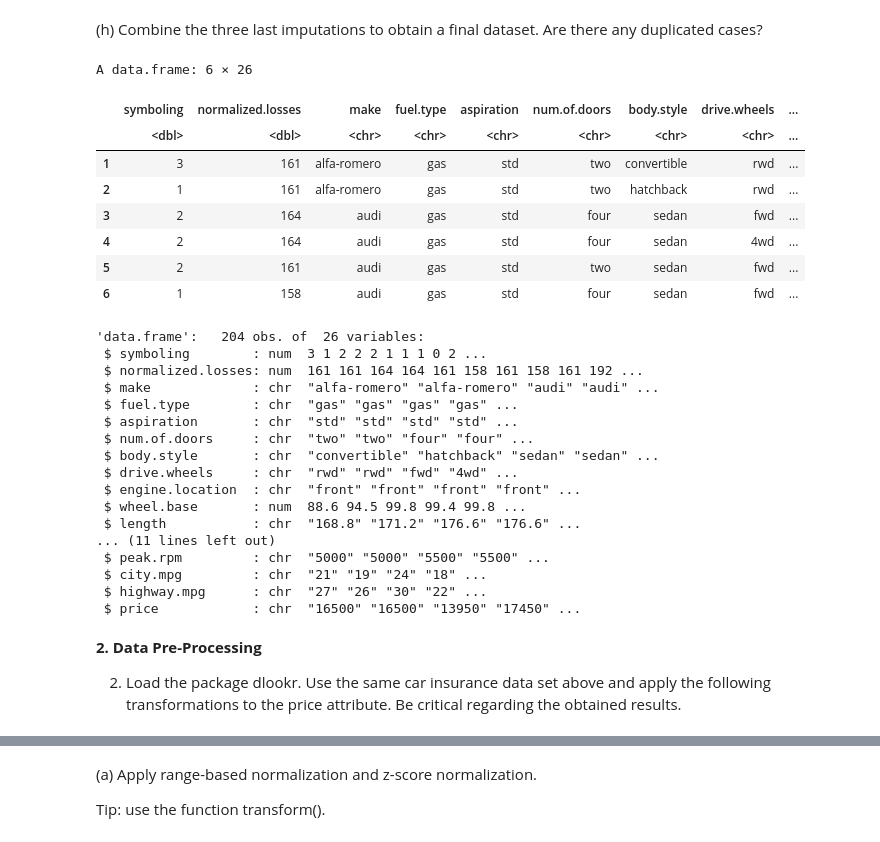
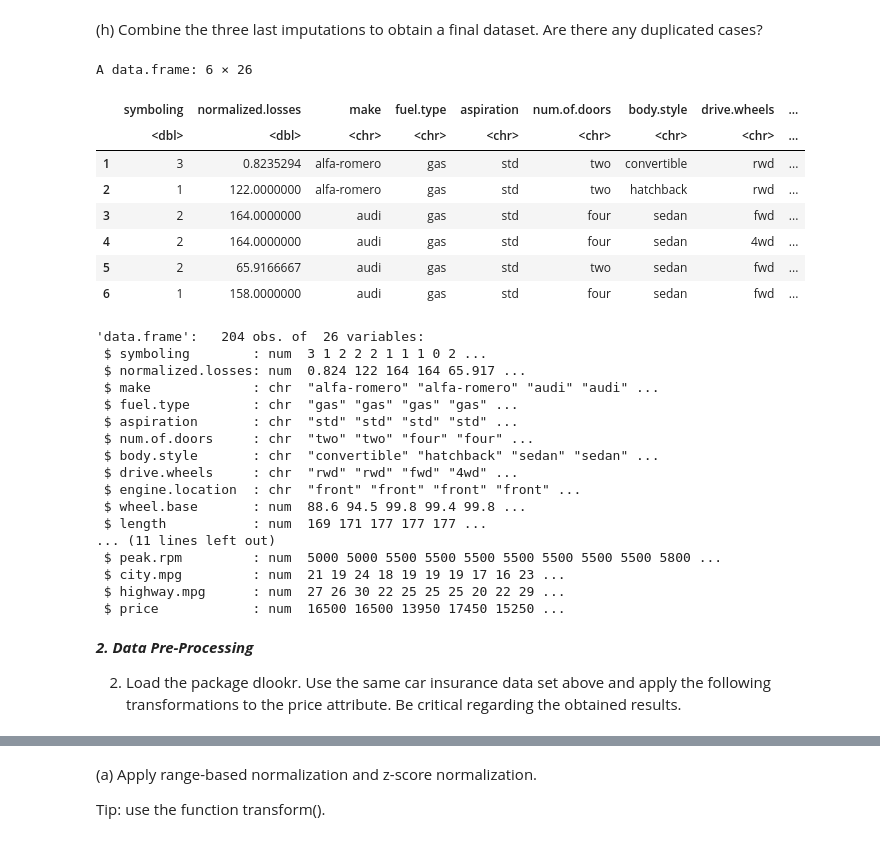
Before and after one commit to IGRA27/Data-Mining-and-Machine-Learning-, a Jupyter notebook: Deberes/2 Hands On Data Quality and Pre-Processing/notebook/2DataQualityandPre-ProcessinginR.ipynb, the cells around one changed output, grey strips where cells are left out. Saved outputs shown, nothing was run; the diff lists cells and outputs as text; code cells hidden in the pictures.

```diff
--- a/Deberes/2 Hands On Data Quality and Pre-Processing/notebook/2DataQualityandPre-ProcessinginR.ipynb
+++ b/Deberes/2 Hands On Data Quality and Pre-Processing/notebook/2DataQualityandPre-ProcessinginR.ipynb
@@ -353,0 +334,18 @@ str(ndata)
+# %%
+ndata$symboling <- as.numeric(ndata$symboling)
+ndata$normalized.losses <- as.numeric(ndata$normalized.losses)
+ndata$wheel.base <- as.numeric(ndata$wheel.base)
+ndata$length <- as.numeric(ndata$length)
+ndata$width <- as.numeric(ndata$width)
+ndata$height <- as.numeric(ndata$height)
+ndata$curb.weight <- as.numeric(ndata$curb.weight)
+ndata$engine.size <- as.numeric(ndata$engine.size)
+ndata$bore <- as.numeric(ndata$bore)
+ndata$stroke <- as.numeric(ndata$stroke)
+ndata$compression.ratio <- as.numeric(ndata$compression.ratio)
+ndata$horsepower <- as.numeric(ndata$horsepower)
+ndata$peak.rpm <- as.numeric(ndata$peak.rpm)
+ndata$city.mpg <- as.numeric(ndata$city.mpg)
+ndata$highway.mpg <- as.numeric(ndata$highway.mpg)
+ndata$price <- as.numeric(ndata$price)
+str(ndata)
@@ -454,22 +470,22 @@ print(n)
 # %%
 # TIP USE DISTINCT AND COUNT
 dfh<-df
-dfh$normalized.losses<-data_imputado$normalized.losses
+dfh$normalized.losses<-data_imputada1$normalized.losses
 head(dfh)
 str(dfh)
 # %% [output]
 A data.frame: 6 × 26
 |  | symboling | normalized.losses | make | fuel.type | aspiration | num.of.doors | body.style | drive.wheels | ... |
 |  | <dbl> | <dbl> | <chr> | <chr> | <chr> | <chr> | <chr> | <chr> | ... |
-| 1 | 3 | 161 | alfa-romero | gas | std | two | convertible | rwd | ... |
-| 2 | 1 | 161 | alfa-romero | gas | std | two | hatchback | rwd | ... |
-| 3 | 2 | 164 | audi | gas | std | four | sedan | fwd | ... |
-| 4 | 2 | 164 | audi | gas | std | four | sedan | 4wd | ... |
-| 5 | 2 | 161 | audi | gas | std | two | sedan | fwd | ... |
-| 6 | 1 | 158 | audi | gas | std | four | sedan | fwd | ... |
+| 1 | 3 | 0.8235294 | alfa-romero | gas | std | two | convertible | rwd | ... |
+| 2 | 1 | 122.0000000 | alfa-romero | gas | std | two | hatchback | rwd | ... |
+| 3 | 2 | 164.0000000 | audi | gas | std | four | sedan | fwd | ... |
+| 4 | 2 | 164.0000000 | audi | gas | std | four | sedan | 4wd | ... |
+| 5 | 2 | 65.9166667 | audi | gas | std | two | sedan | fwd | ... |
+| 6 | 1 | 158.0000000 | audi | gas | std | four | sedan | fwd | ... |
 'data.frame':   204 obs. of  26 variables:
  $ symboling        : num  3 1 2 2 2 1 1 1 0 2 ...
- $ normalized.losses: num  161 161 164 164 161 158 161 158 161 192 ...
+ $ normalized.losses: num  0.824 122 164 164 65.917 ...
  $ make             : chr  "alfa-romero" "alfa-romero" "audi" "audi" ...
  $ fuel.type        : chr  "gas" "gas" "gas" "gas" ...
  $ aspiration       : chr  "std" "std" "std" "std" ...
@@ -478,14 +494,14 @@ A data.frame: 6 × 26
  $ drive.wheels     : chr  "rwd" "rwd" "fwd" "4wd" ...
  $ engine.location  : chr  "front" "front" "front" "front" ...
  $ wheel.base       : num  88.6 94.5 99.8 99.4 99.8 ...
- $ length           : chr  "168.8" "171.2" "176.6" "176.6" ...
+ $ length           : num  169 171 177 177 177 ...
 ... (11 lines left out)
- $ peak.rpm         : chr  "5000" "5000" "5500" "5500" ...
- $ city.mpg         : chr  "21" "19" "24" "18" ...
- $ highway.mpg      : chr  "27" "26" "30" "22" ...
- $ price            : chr  "16500" "16500" "13950" "17450" ...
+ $ peak.rpm         : num  5000 5000 5500 5500 5500 5500 5500 5500 5500 5800 ...
+ $ city.mpg         : num  21 19 24 18 19 19 19 17 16 23 ...
+ $ highway.mpg      : num  27 26 30 22 25 25 25 20 22 29 ...
+ $ price            : num  16500 16500 13950 17450 15250 ...
 # %% [markdown]
-**2. Data Pre-Processing**
+***2. Data Pre-Processing***
 
 2. Load the package dlookr. Use the same car insurance data set above and apply the following transformations to the price attribute. Be critical regarding the obtained results.
 # %%
```
Also changed, not shown: parts of 38 cells of this notebook.
